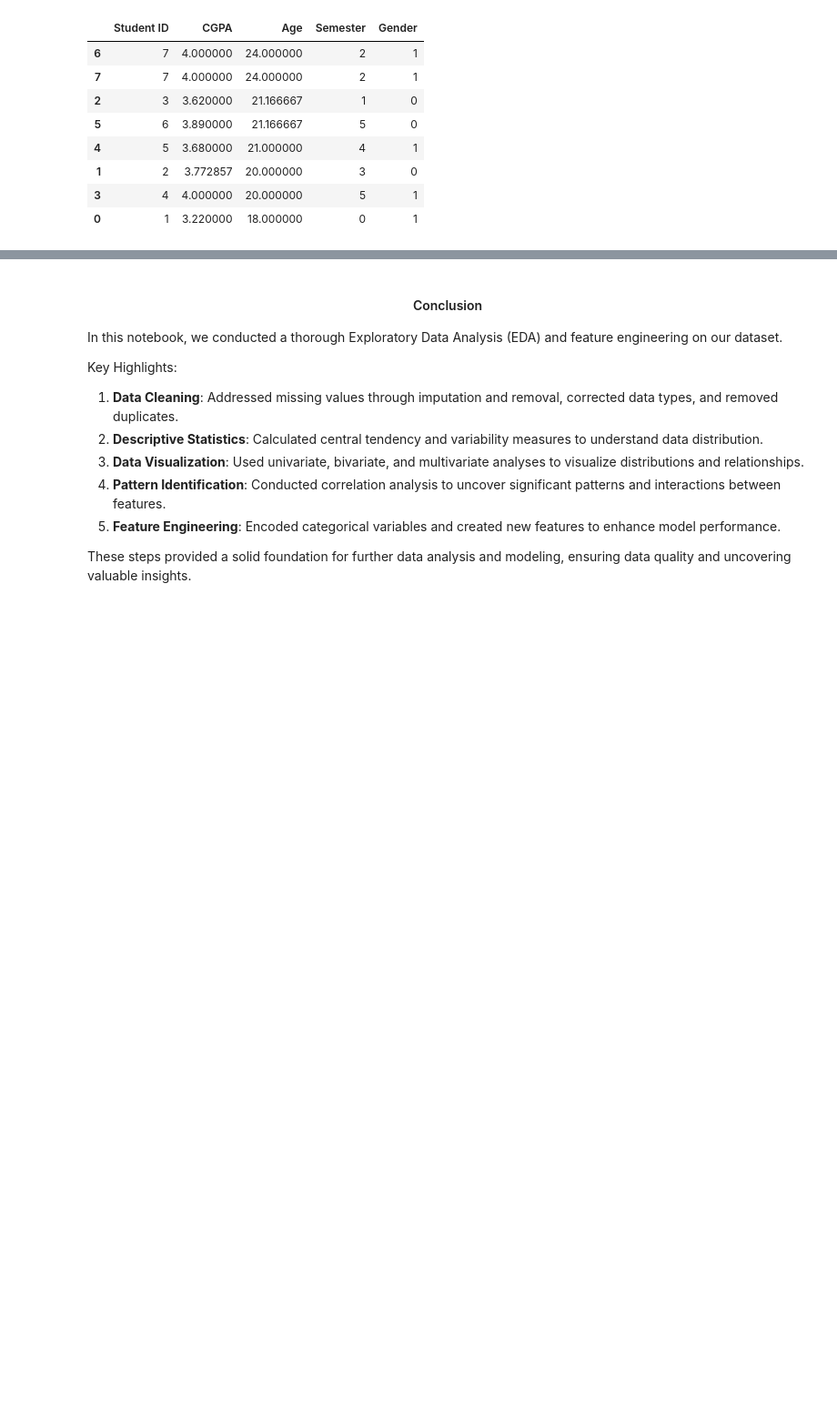
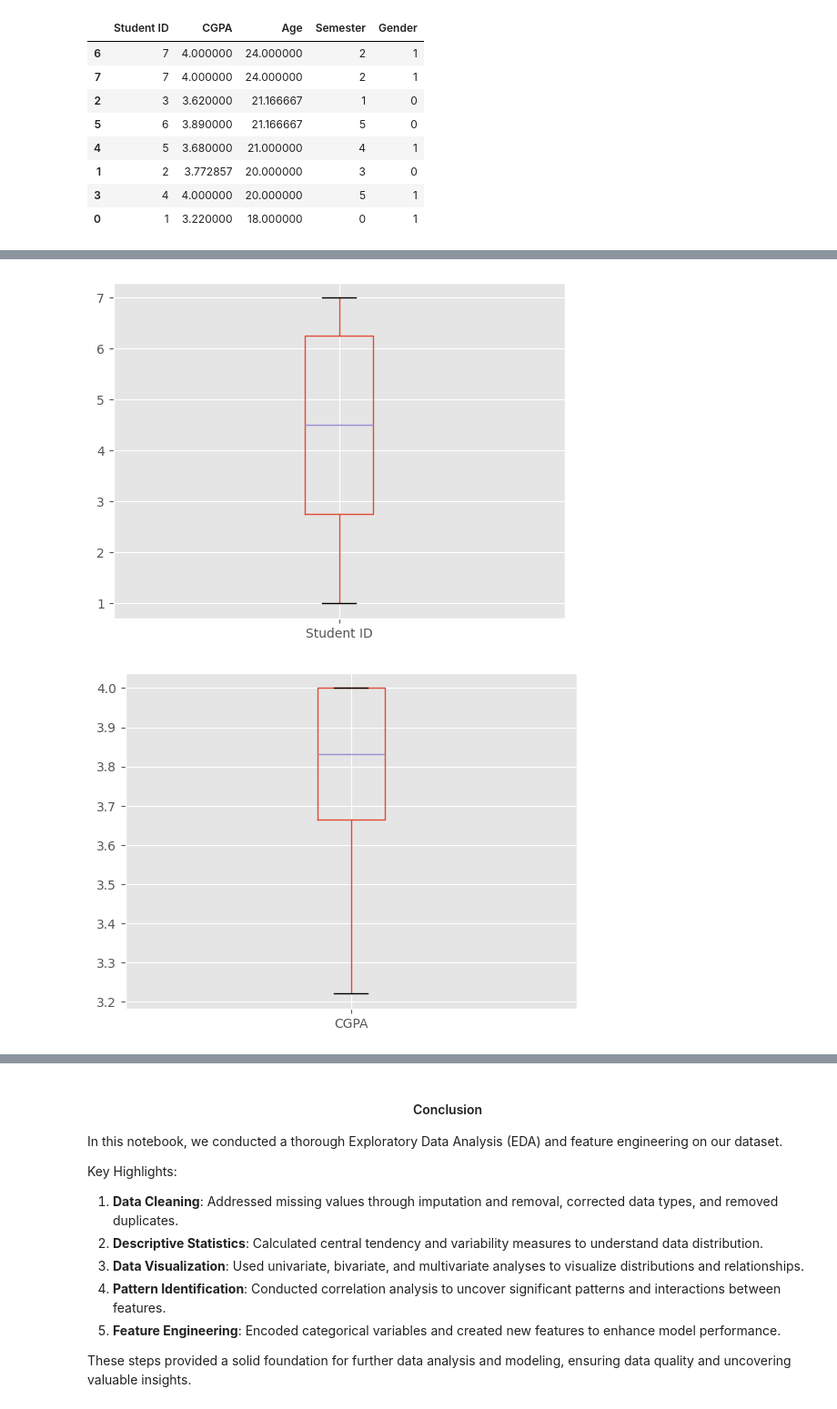
Before and after one commit to ar-sayeem/Feature-Engineering, a Jupyter notebook: feature_engineering.ipynb, the cells around one changed output, grey strips where cells are left out. Shown at 91% size. Cells and saved outputs as stored; diff of their text form; code cells hidden in the pictures; blank space fills up the shorter version.

```diff
--- a/feature_engineering.ipynb
+++ b/feature_engineering.ipynb
@@ -322,0 +323,9 @@ plt.show()
+# %%
+# Bloxplot: every columns
+
+for column in df_numeric:
+    plt.figure()
+    df_numeric.boxplot([column])
+# %% [output]
+[figure, added]
+[figure, added]
```
Also changed, not shown: parts of 12 cells of this notebook.
